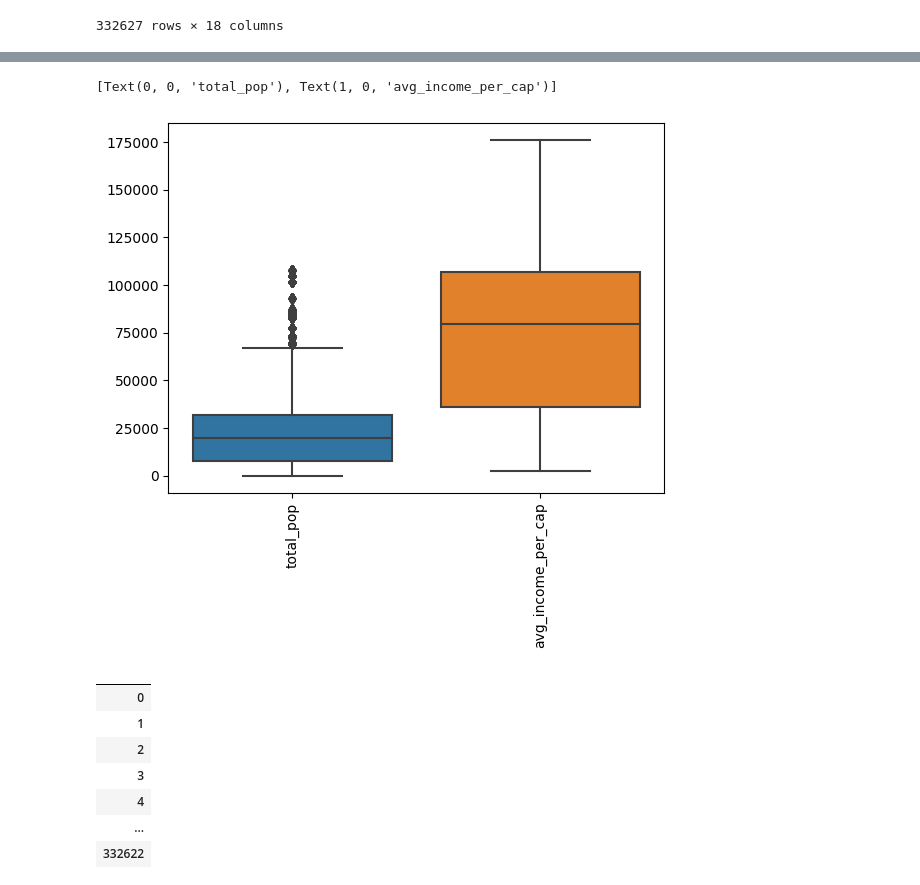
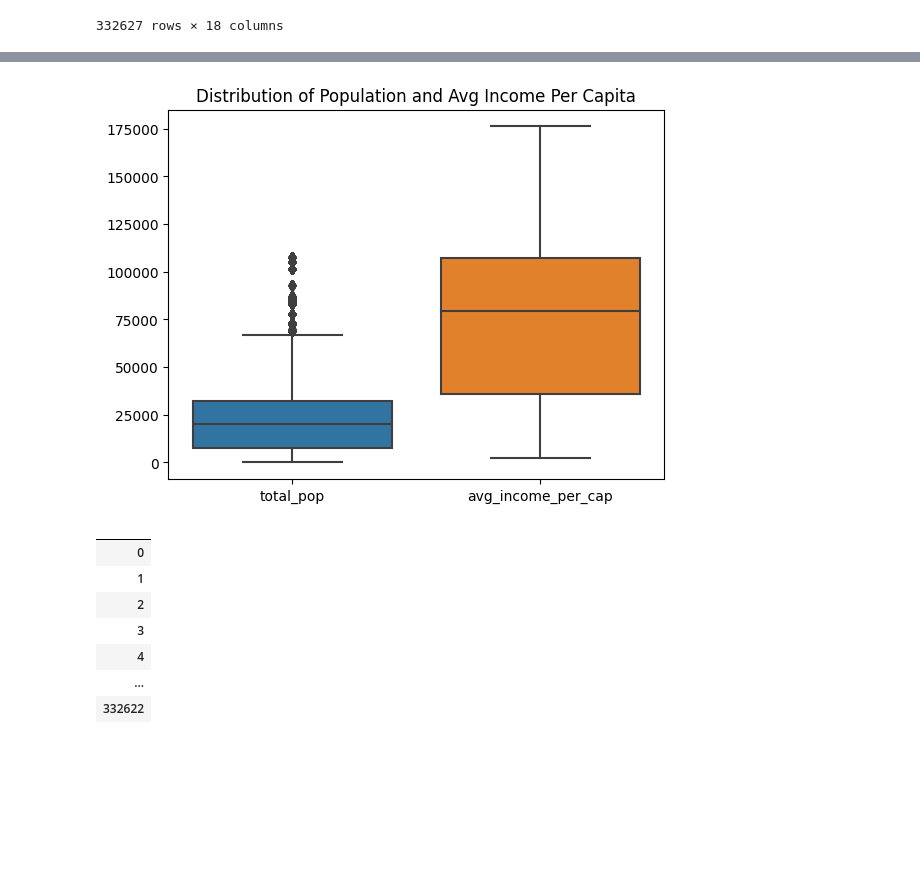
Before and after one commit to jameslafontaine/unimelb-mast30034-solo-project, a Jupyter notebook: notebooks/data_analysis_imputation.ipynb, the cells around one changed output, grey strips where cells are left out. Cells and saved outputs as stored; diff of their text form; code cells hidden in the pictures; blank space fills up the shorter version.

Commit message:
minor fixes to data analysis and preprocessing, completed modelling

```diff
--- a/notebooks/data_analysis_imputation.ipynb
+++ b/notebooks/data_analysis_imputation.ipynb
@@ -87,12 +99,9 @@ boxplot.set_xticklabels(boxplot.get_xticklabels(), rotation=90,)
 # %%
 # plot the distributions of percentage attributes of census data
 
-boxplot = sns.boxplot(data=df.iloc[:, [18,19]])
-
-boxplot.set_xticklabels(boxplot.get_xticklabels(), rotation=90,)
+boxplot = sns.boxplot(data=df.iloc[:, [18,19]]).set(title='Distribution of Population and Avg Income Per Capita')
 # %% [output]
-[Text(0, 0, 'total_pop'), Text(1, 0, 'avg_income_per_cap')]
-[figure, old version]
+[figure, new version]
 # %%
 # the census attributes have several outliers so median imputation will likely perform better than mean imputation here, however, do not
 df.iloc[:, 18:] = df.iloc[:, 18:].fillna(df.median())
```
Also changed, not shown: parts of 3 cells of this notebook, 23 other files.
